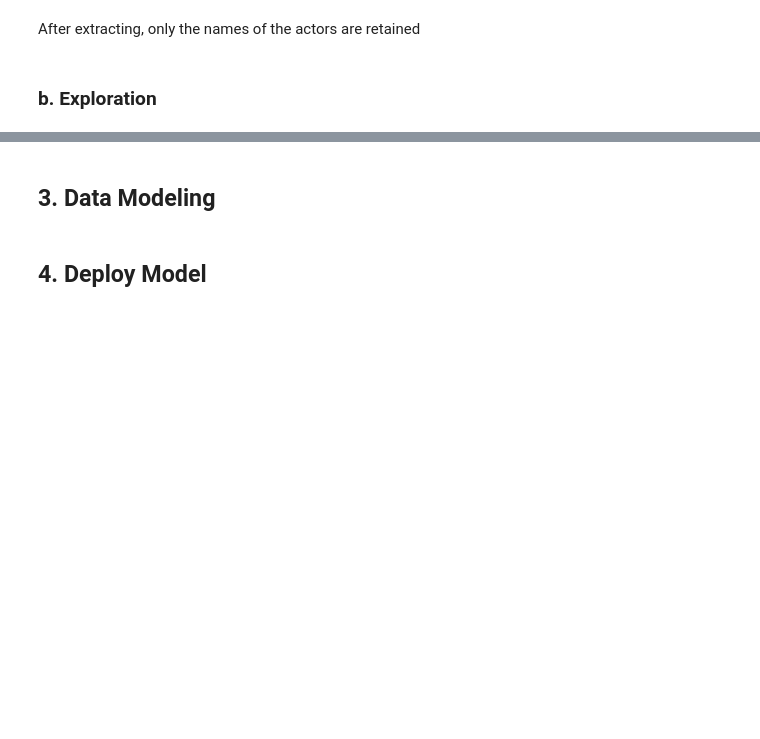
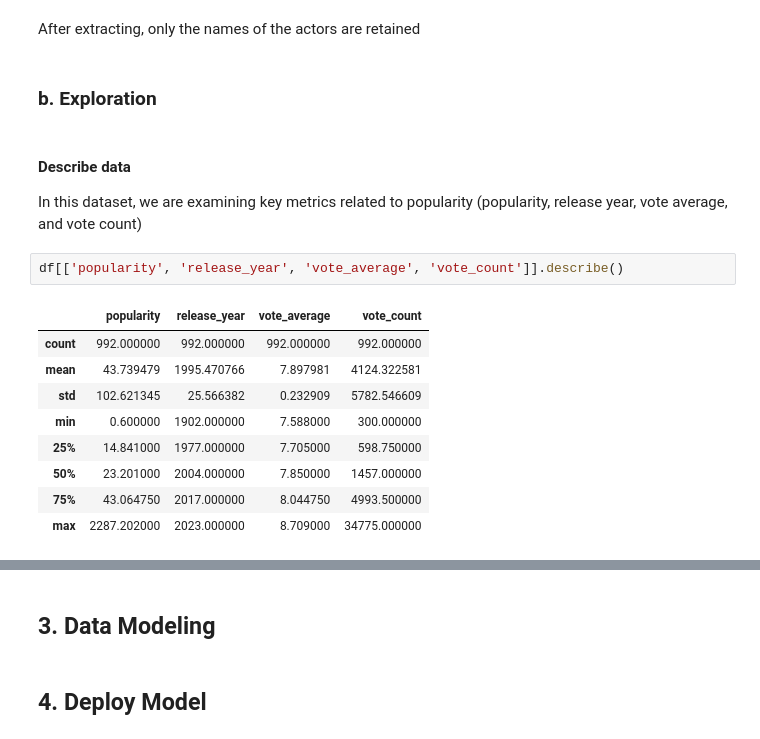
Before and after one commit to Deadinside-at-HCMUS/CSC14119-project, a Jupyter notebook: Notebook.ipynb, the cells around one changed output, grey strips where cells are left out. Cells and saved outputs as stored; diff of their text form; blank space fills up the shorter version.

```diff
--- a/Notebook.ipynb
+++ b/Notebook.ipynb
@@ -313,3 +315,18 @@ df.head(2)
 After extracting, only the names of the actors are retained
 # %% [markdown]
 ### **b. Exploration** <a name="exploration"></a>
+# %% [markdown]
+#### **Describe data**
+In this dataset, we are examining key metrics related to popularity (popularity, release year, vote average, and vote count)
+# %%
+df[['popularity', 'release_year', 'vote_average', 'vote_count']].describe()
+# %% [output]
+|  | popularity | release_year | vote_average | vote_count |
+| count | 992.000000 | 992.000000 | 992.000000 | 992.000000 |
+| mean | 43.739479 | 1995.470766 | 7.897981 | 4124.322581 |
+| std | 102.621345 | 25.566382 | 0.232909 | 5782.546609 |
+| min | 0.600000 | 1902.000000 | 7.588000 | 300.000000 |
+| 25% | 14.841000 | 1977.000000 | 7.705000 | 598.750000 |
+| 50% | 23.201000 | 2004.000000 | 7.850000 | 1457.000000 |
+| 75% | 43.064750 | 2017.000000 | 8.044750 | 4993.500000 |
+| max | 2287.202000 | 2023.000000 | 8.709000 | 34775.000000 |
```
Also changed, not shown: parts of 4 cells of this notebook.
